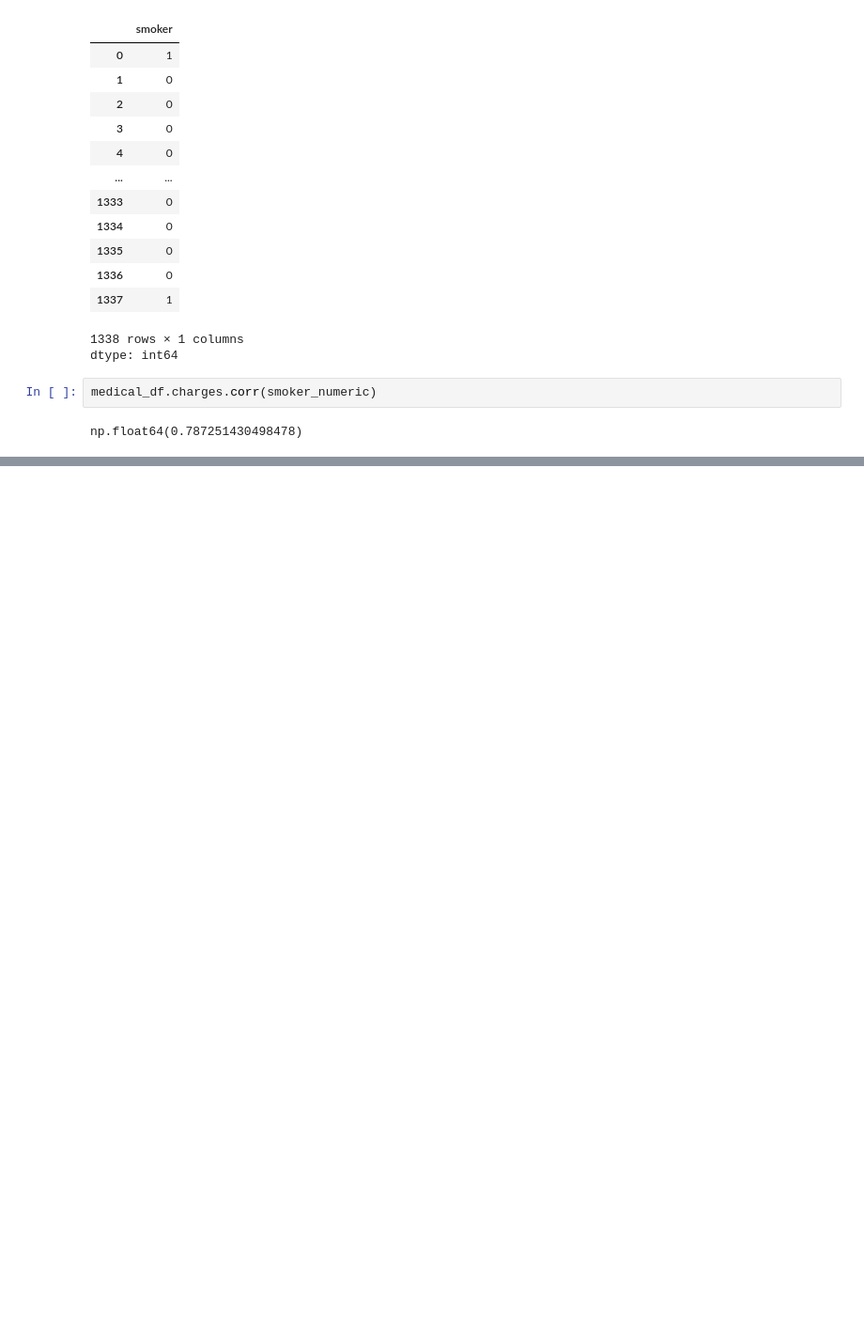
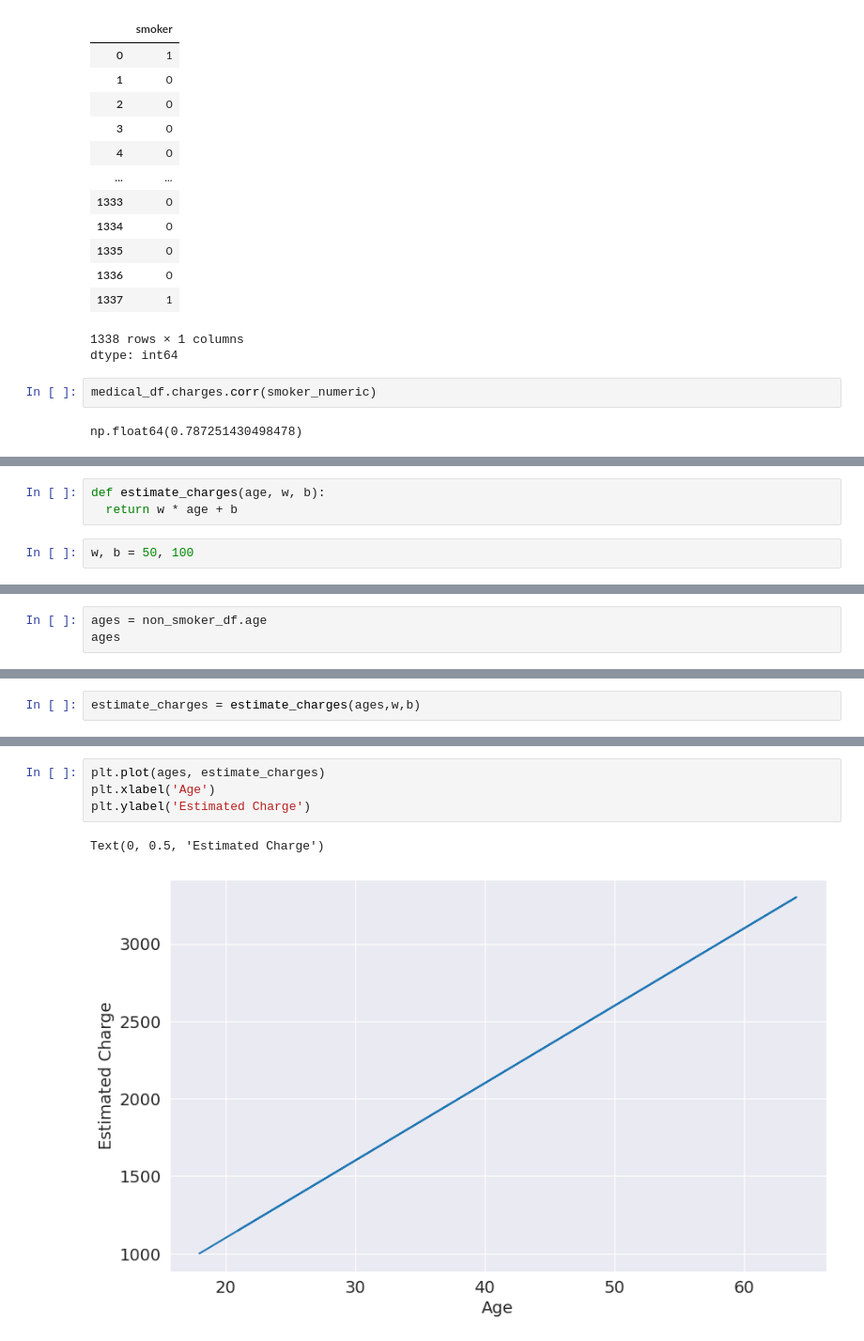
Before and after one commit to Fushionek/MLTraining, a Jupyter notebook: FreeCodeCamp/freeCodeCamp_01.ipynb, the cells around one changed output, grey strips where cells are left out. Shown at 94% size. Cells and saved outputs as stored; diff of their text form; blank space fills up the shorter version.

```diff
--- a/FreeCodeCamp/freeCodeCamp_01.ipynb
+++ b/FreeCodeCamp/freeCodeCamp_01.ipynb
@@ -150,0 +173,5 @@ np.float64(0.787251430498478)
+# %%
+def estimate_charges(age, w, b):
+  return w * age + b
+# %%
+w, b = 50, 100
@@ -150,0 +182,3 @@ np.float64(0.787251430498478)
+# %%
+ages = non_smoker_df.age
+ages
@@ -150,0 +200,2 @@ np.float64(0.787251430498478)
+# %%
+estimate_charges = estimate_charges(ages,w,b)
@@ -150,0 +236,7 @@ np.float64(0.787251430498478)
+# %%
+plt.plot(ages, estimate_charges)
+plt.xlabel('Age')
+plt.ylabel('Estimated Charge')
+# %% [output]
+Text(0, 0.5, 'Estimated Charge')
+[figure, added]
```
Also changed, not shown: parts of 35 cells of this notebook.
